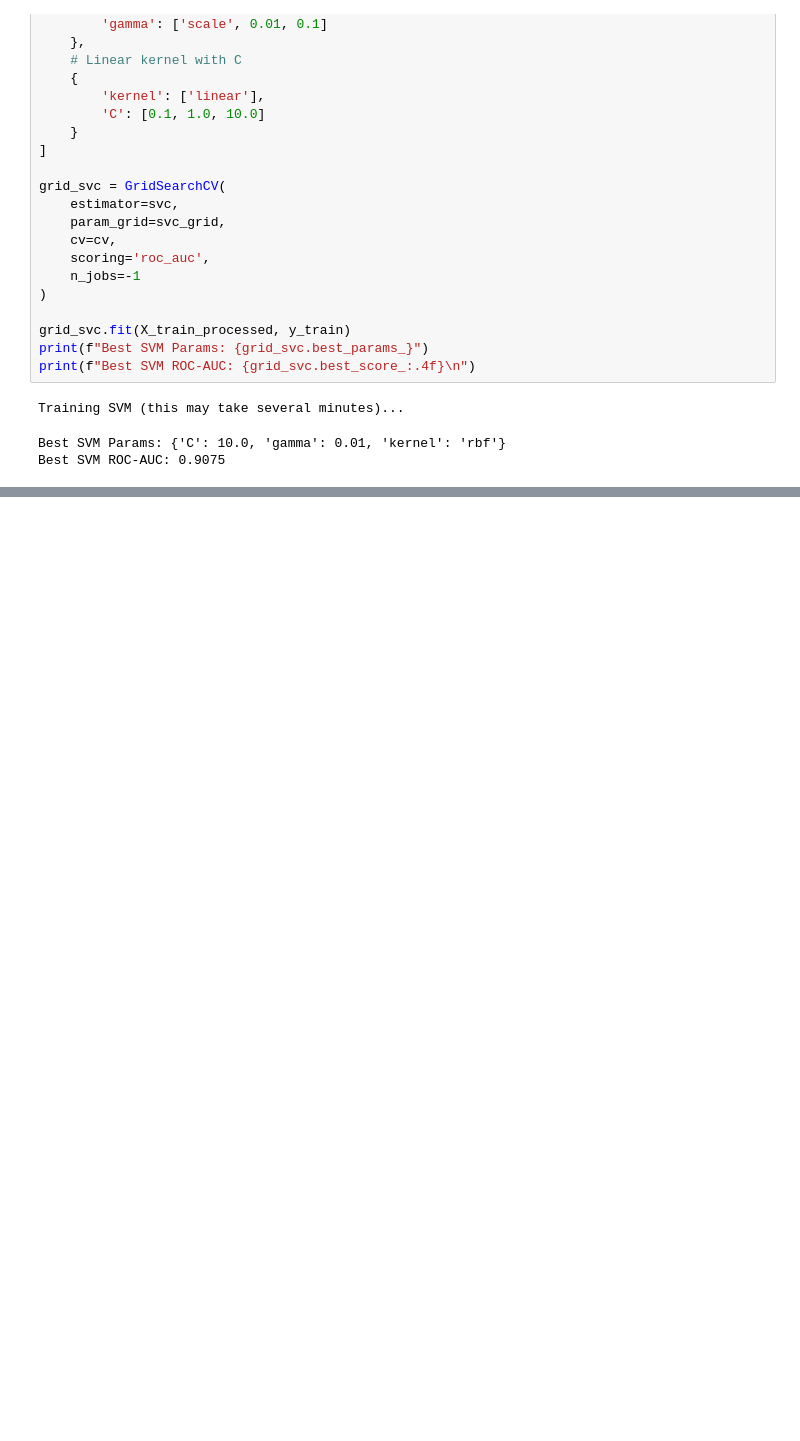
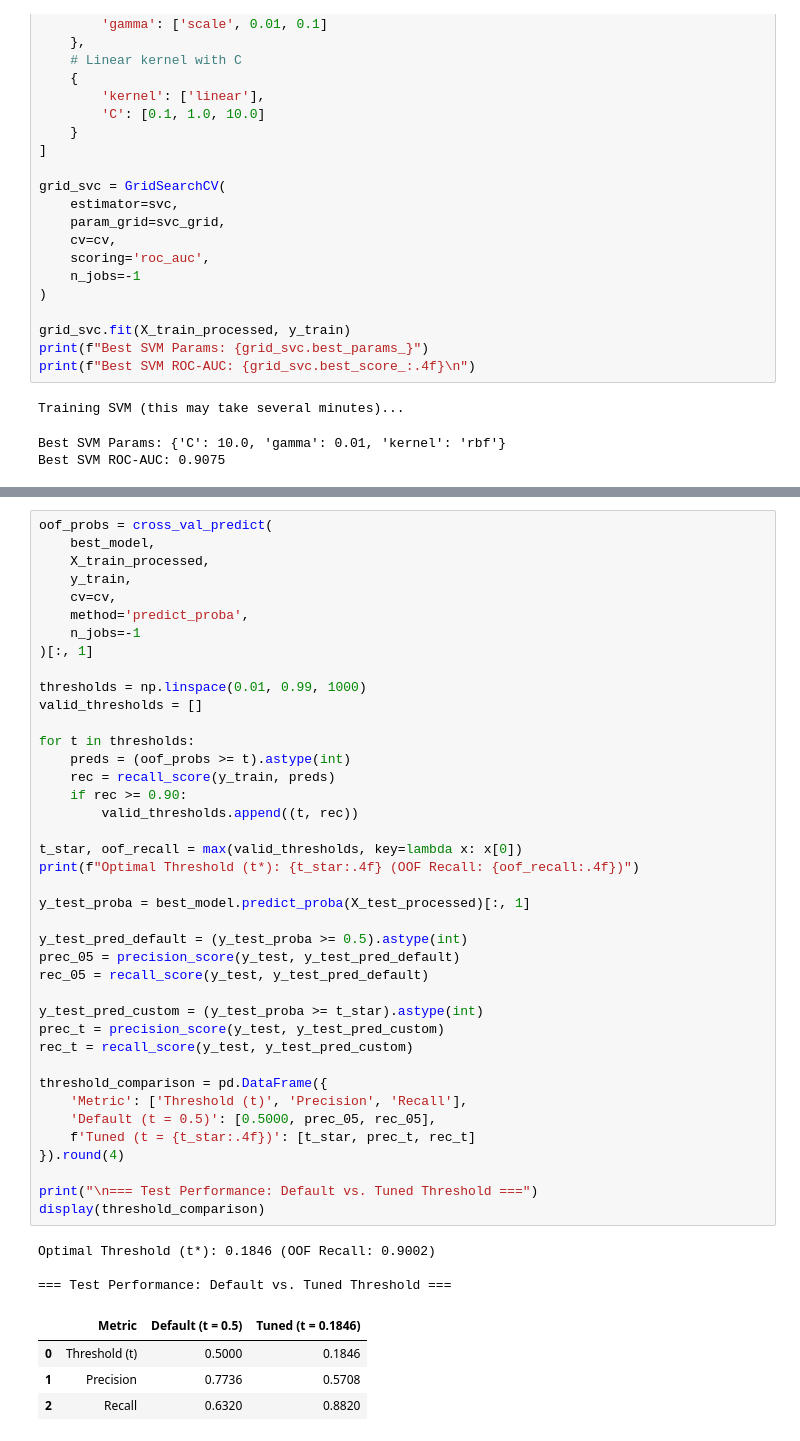
Before and after one commit to CarterAtnip/MLAssignment-4, a Jupyter notebook: Assignment_4_Atnip_sdu30.ipynb, the cells around one changed output, grey strips where cells are left out. Cells and saved outputs as stored; diff of their text form; blank space fills up the shorter version.

```diff
--- a/Assignment_4_Atnip_sdu30.ipynb
+++ b/Assignment_4_Atnip_sdu30.ipynb
@@ -312,0 +441,48 @@ Best SVM ROC-AUC: 0.9075
+# %%
+oof_probs = cross_val_predict(
+    best_model,
+    X_train_processed,
+    y_train,
+    cv=cv,
+    method='predict_proba',
+    n_jobs=-1
+)[:, 1]
+
+thresholds = np.linspace(0.01, 0.99, 1000)
+valid_thresholds = []
+
+for t in thresholds:
+    preds = (oof_probs >= t).astype(int)
+    rec = recall_score(y_train, preds)
+    if rec >= 0.90:
+        valid_thresholds.append((t, rec))
+
+t_star, oof_recall = max(valid_thresholds, key=lambda x: x[0])
+print(f"Optimal Threshold (t*): {t_star:.4f} (OOF Recall: {oof_recall:.4f})")
+
+y_test_proba = best_model.predict_proba(X_test_processed)[:, 1]
+
+y_test_pred_default = (y_test_proba >= 0.5).astype(int)
+prec_05 = precision_score(y_test, y_test_pred_default)
+rec_05 = recall_score(y_test, y_test_pred_default)
+
+y_test_pred_custom = (y_test_proba >= t_star).astype(int)
+prec_t = precision_score(y_test, y_test_pred_custom)
+rec_t = recall_score(y_test, y_test_pred_custom)
+
+threshold_comparison = pd.DataFrame({
+    'Metric': ['Threshold (t)', 'Precision', 'Recall'],
+    'Default (t = 0.5)': [0.5000, prec_05, rec_05],
+    f'Tuned (t = {t_star:.4f})': [t_star, prec_t, rec_t]
+}).round(4)
+
+print("\n=== Test Performance: Default vs. Tuned Threshold ===")
+display(threshold_comparison)
+# %% [output]
+Optimal Threshold (t*): 0.1846 (OOF Recall: 0.9002)
+
+=== Test Performance: Default vs. Tuned Threshold ===
+|  | Metric | Default (t = 0.5) | Tuned (t = 0.1846) |
+| 0 | Threshold (t) | 0.5000 | 0.1846 |
+| 1 | Precision | 0.7736 | 0.5708 |
+| 2 | Recall | 0.6320 | 0.8820 |
```
Also changed, not shown: parts of 4 cells of this notebook.
